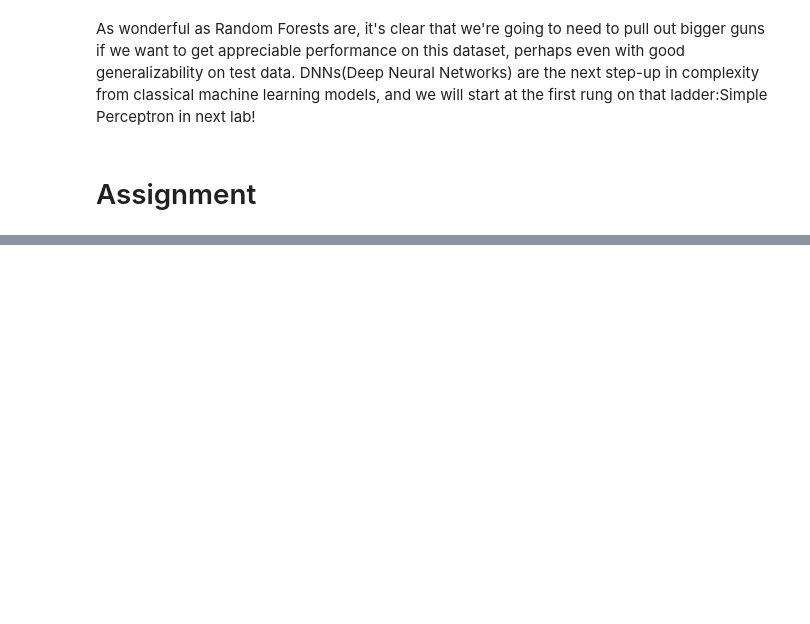
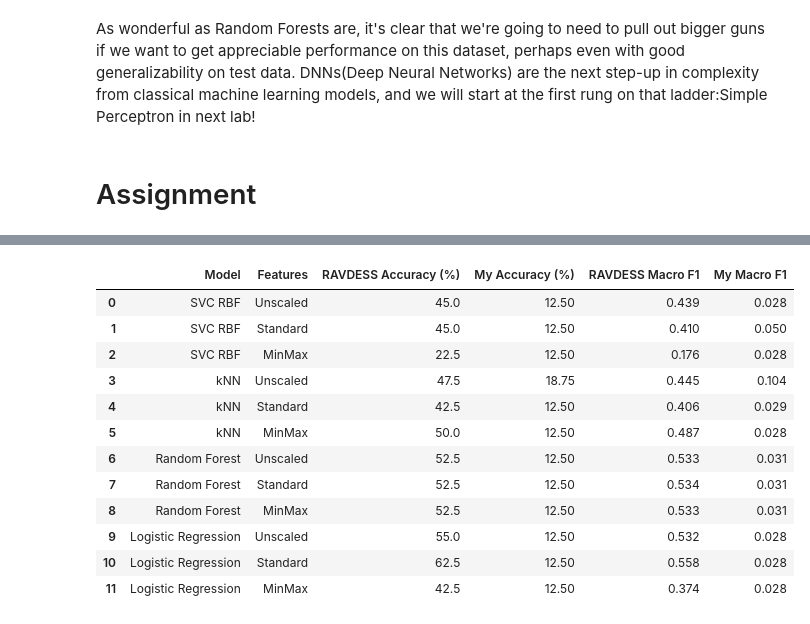
Before and after one commit to cyanhe001/Week3-ClassicML, a Jupyter notebook: Week_3_MachineLearning.ipynb, the cells around one changed output, grey strips where cells are left out. Drawn from its saved outputs; the diff is of its cells as text; code cells hidden in the pictures; blank space fills up the shorter version.

```diff
--- a/Week_3_MachineLearning.ipynb
+++ b/Week_3_MachineLearning.ipynb
@@ -600,0 +649,13 @@ As wonderful as Random Forests are, it's clear that we're going to need to pull
+# %%
+# Apply the same RAVDESS-based scaling to my recordings.
+standard_scaler = StandardScaler()
+standard_scaler.fit(np.asarray(features))
+my_features_scaled = standard_scaler.transform(my_features)
+
+minmax_scaler = MinMaxScaler()
+minmax_scaler.fit(np.asarray(features))
+my_features_minmax = minmax_scaler.transform(my_features)
+
+print('Unscaled:', my_features.shape)
+print('Standard Scaling:', my_features_scaled.shape)
+print('MinMax Scaling:', my_features_minmax.shape)
@@ -653,0 +725,37 @@ Random Forest accuracy on my recordings: 12.50%
+# %%
+from sklearn.linear_model import LogisticRegression
+
+results = [row for row in results if row['Model'] != 'Logistic Regression']
+
+for version_name, (train_data, test_data, personal_data) in versions.items():
+    classifier = LogisticRegression(max_iter=5000, random_state=42)
+    classifier.fit(train_data, train_labels)
+
+    ravdess_predictions = classifier.predict(test_data)
+    personal_predictions = classifier.predict(personal_data)
+
+    results.append({
+        'Model': 'Logistic Regression',
+        'Features': version_name,
+        'RAVDESS Accuracy (%)': 100 * accuracy_score(test_labels, ravdess_predictions),
+        'My Accuracy (%)': 100 * accuracy_score(my_emotions, personal_predictions),
+        'RAVDESS Macro F1': f1_score(test_labels, ravdess_predictions, labels=emotion_labels, average='macro', zero_division=0),
+        'My Macro F1': f1_score(my_emotions, personal_predictions, labels=emotion_labels, average='macro', zero_division=0)
+    })
+
+results_df = pd.DataFrame(results)
+results_df.round(3)
+# %% [output]
+|  | Model | Features | RAVDESS Accuracy (%) | My Accuracy (%) | RAVDESS Macro F1 | My Macro F1 |
+| 0 | SVC RBF | Unscaled | 45.0 | 12.50 | 0.439 | 0.028 |
+| 1 | SVC RBF | Standard | 45.0 | 12.50 | 0.410 | 0.050 |
+| 2 | SVC RBF | MinMax | 22.5 | 12.50 | 0.176 | 0.028 |
+| 3 | kNN | Unscaled | 47.5 | 18.75 | 0.445 | 0.104 |
+| 4 | kNN | Standard | 42.5 | 12.50 | 0.406 | 0.029 |
+| 5 | kNN | MinMax | 50.0 | 12.50 | 0.487 | 0.028 |
+| 6 | Random Forest | Unscaled | 52.5 | 12.50 | 0.533 | 0.031 |
+| 7 | Random Forest | Standard | 52.5 | 12.50 | 0.534 | 0.031 |
+| 8 | Random Forest | MinMax | 52.5 | 12.50 | 0.533 | 0.031 |
+| 9 | Logistic Regression | Unscaled | 55.0 | 12.50 | 0.532 | 0.028 |
+| 10 | Logistic Regression | Standard | 62.5 | 12.50 | 0.558 | 0.028 |
+| 11 | Logistic Regression | MinMax | 42.5 | 12.50 | 0.374 | 0.028 |
```
Also changed, not shown: parts of 22 cells of this notebook.
